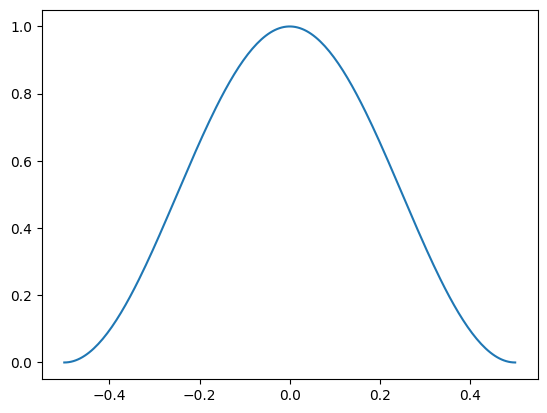
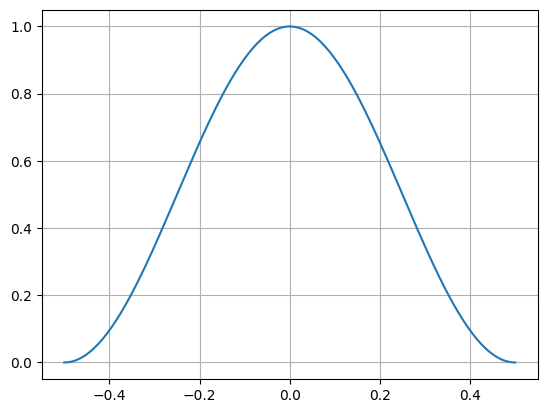
The change to this notebook cell's code, shown as a diff; its figure went from the first image to the second:
--- before
+++ after
@@ -8,2 +8,3 @@
 cl = (A/2)*(1+np.cos(np.pi*t/tau))
 plt.plot(t, cl)
+plt.grid()

Commit: Atualização Formatação do Pulso